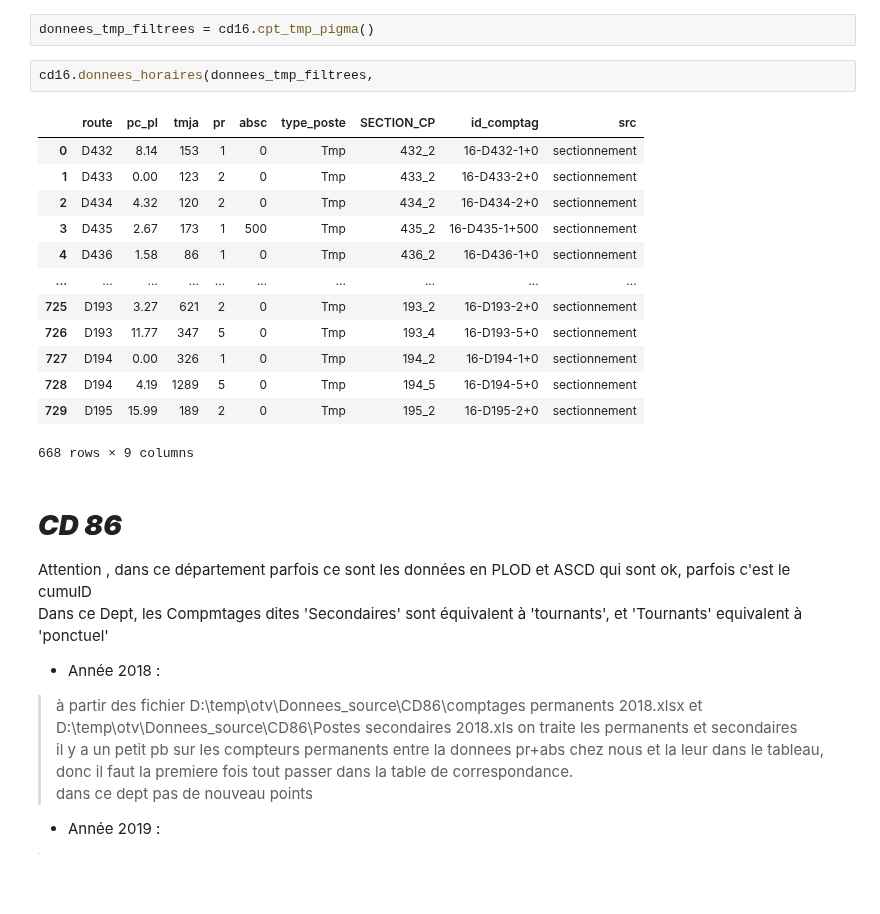
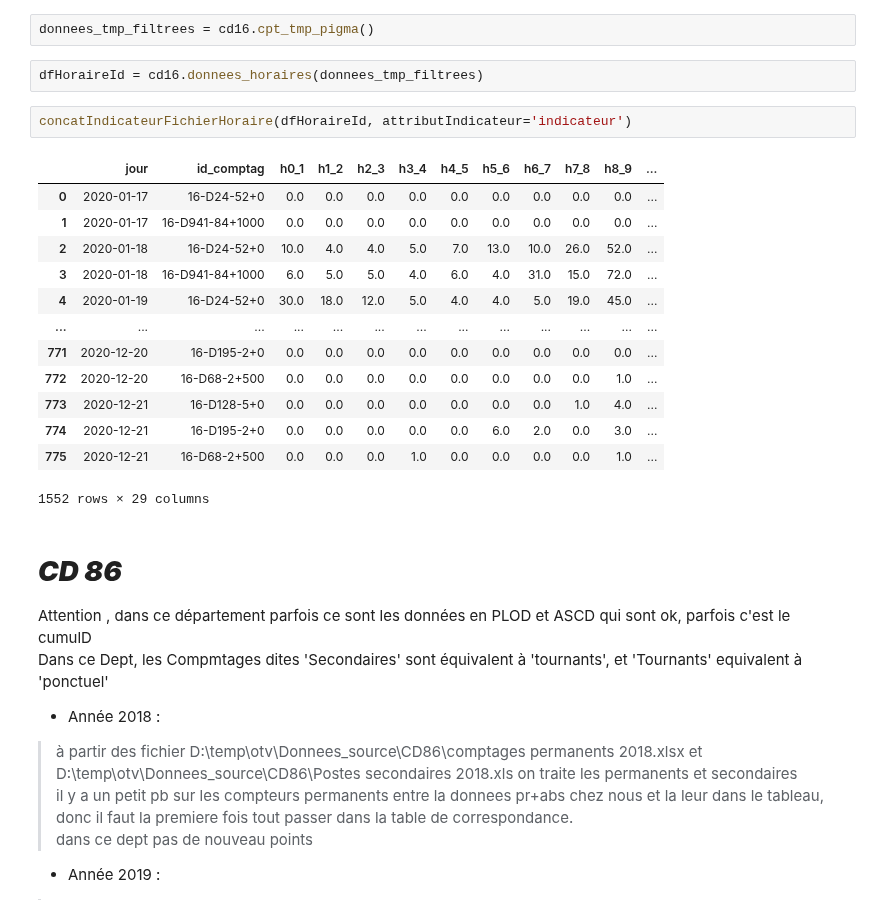
Before and after one commit to nantodevison/otv, a Jupyter notebook: otv/Transfert_Donnees/Import_trafics.ipynb, the cells around one changed output. Cells and saved outputs as stored; diff of their text form; blank space fills up the shorter version.

```diff
--- a/otv/Transfert_Donnees/Import_trafics.ipynb
+++ b/otv/Transfert_Donnees/Import_trafics.ipynb
@@ -474,21 +474,23 @@ cd16 = it.Comptage_cd16(r'C:\Users\martin.schoreisz\Documents\temp\OTV\CD16\en_c
 # %%
 donnees_tmp_filtrees = cd16.cpt_tmp_pigma()
 # %%
-cd16.donnees_horaires(donnees_tmp_filtrees,
+dfHoraireId = cd16.donnees_horaires(donnees_tmp_filtrees)
-# %% [output]
-|  | route | pc_pl | tmja | pr | absc | type_poste | SECTION_CP | id_comptag | src |
-| 0 | D432 | 8.14 | 153 | 1 | 0 | Tmp | 432_2 | 16-D432-1+0 | sectionnement |
-| 1 | D433 | 0.00 | 123 | 2 | 0 | Tmp | 433_2 | 16-D433-2+0 | sectionnement |
-| 2 | D434 | 4.32 | 120 | 2 | 0 | Tmp | 434_2 | 16-D434-2+0 | sectionnement |
-| 3 | D435 | 2.67 | 173 | 1 | 500 | Tmp | 435_2 | 16-D435-1+500 | sectionnement |
-| 4 | D436 | 1.58 | 86 | 1 | 0 | Tmp | 436_2 | 16-D436-1+0 | sectionnement |
-| ... | ... | ... | ... | ... | ... | ... | ... | ... | ... |
-| 725 | D193 | 3.27 | 621 | 2 | 0 | Tmp | 193_2 | 16-D193-2+0 | sectionnement |
-| 726 | D193 | 11.77 | 347 | 5 | 0 | Tmp | 193_4 | 16-D193-5+0 | sectionnement |
-| 727 | D194 | 0.00 | 326 | 1 | 0 | Tmp | 194_2 | 16-D194-1+0 | sectionnement |
-| 728 | D194 | 4.19 | 1289 | 5 | 0 | Tmp | 194_5 | 16-D194-5+0 | sectionnement |
-| 729 | D195 | 15.99 | 189 | 2 | 0 | Tmp | 195_2 | 16-D195-2+0 | sectionnement |
-668 rows × 9 columns
+# %%
+concatIndicateurFichierHoraire(dfHoraireId, attributIndicateur='indicateur')
+# %% [output]
+|  | jour | id_comptag | h0_1 | h1_2 | h2_3 | h3_4 | h4_5 | h5_6 | h6_7 | h7_8 | h8_9 | ... |
+| 0 | 2020-01-17 | 16-D24-52+0 | 0.0 | 0.0 | 0.0 | 0.0 | 0.0 | 0.0 | 0.0 | 0.0 | 0.0 | ... |
+| 1 | 2020-01-17 | 16-D941-84+1000 | 0.0 | 0.0 | 0.0 | 0.0 | 0.0 | 0.0 | 0.0 | 0.0 | 0.0 | ... |
+| 2 | 2020-01-18 | 16-D24-52+0 | 10.0 | 4.0 | 4.0 | 5.0 | 7.0 | 13.0 | 10.0 | 26.0 | 52.0 | ... |
+| 3 | 2020-01-18 | 16-D941-84+1000 | 6.0 | 5.0 | 5.0 | 4.0 | 6.0 | 4.0 | 31.0 | 15.0 | 72.0 | ... |
+| 4 | 2020-01-19 | 16-D24-52+0 | 30.0 | 18.0 | 12.0 | 5.0 | 4.0 | 4.0 | 5.0 | 19.0 | 45.0 | ... |
+| ... | ... | ... | ... | ... | ... | ... | ... | ... | ... | ... | ... | ... |
+| 771 | 2020-12-20 | 16-D195-2+0 | 0.0 | 0.0 | 0.0 | 0.0 | 0.0 | 0.0 | 0.0 | 0.0 | 0.0 | ... |
+| 772 | 2020-12-20 | 16-D68-2+500 | 0.0 | 0.0 | 0.0 | 0.0 | 0.0 | 0.0 | 0.0 | 0.0 | 1.0 | ... |
+| 773 | 2020-12-21 | 16-D128-5+0 | 0.0 | 0.0 | 0.0 | 0.0 | 0.0 | 0.0 | 0.0 | 1.0 | 4.0 | ... |
+| 774 | 2020-12-21 | 16-D195-2+0 | 0.0 | 0.0 | 0.0 | 0.0 | 0.0 | 6.0 | 2.0 | 0.0 | 3.0 | ... |
+| 775 | 2020-12-21 | 16-D68-2+500 | 0.0 | 0.0 | 0.0 | 1.0 | 0.0 | 0.0 | 0.0 | 0.0 | 1.0 | ... |
+1552 rows × 29 columns
 # %% [markdown]
 # ***CD 86***
 Attention , dans ce département parfois ce sont les données en PLOD et ASCD qui sont ok, parfois c'est le cumulD <br>
```
Also changed, not shown: 3 other files.
